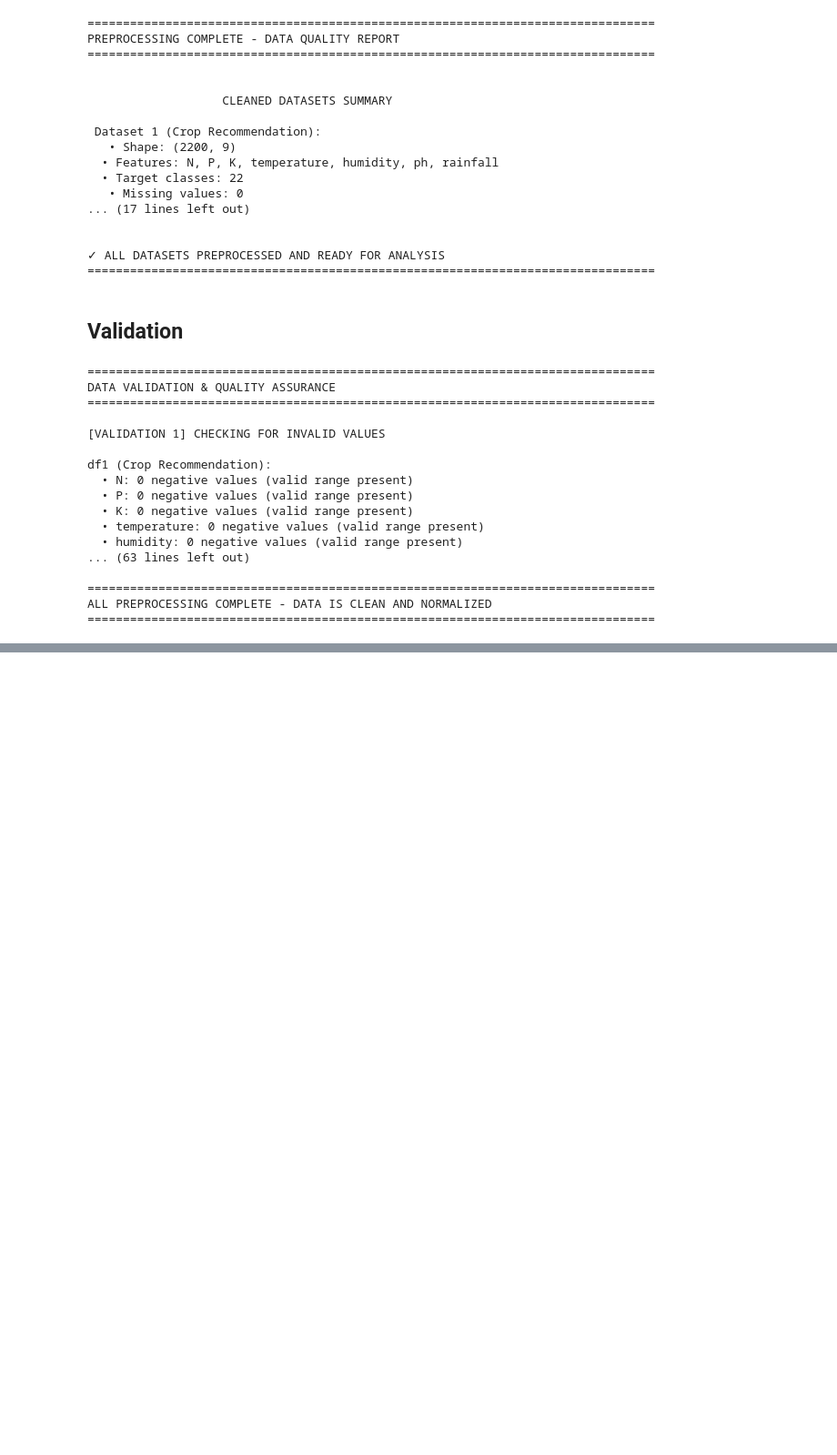
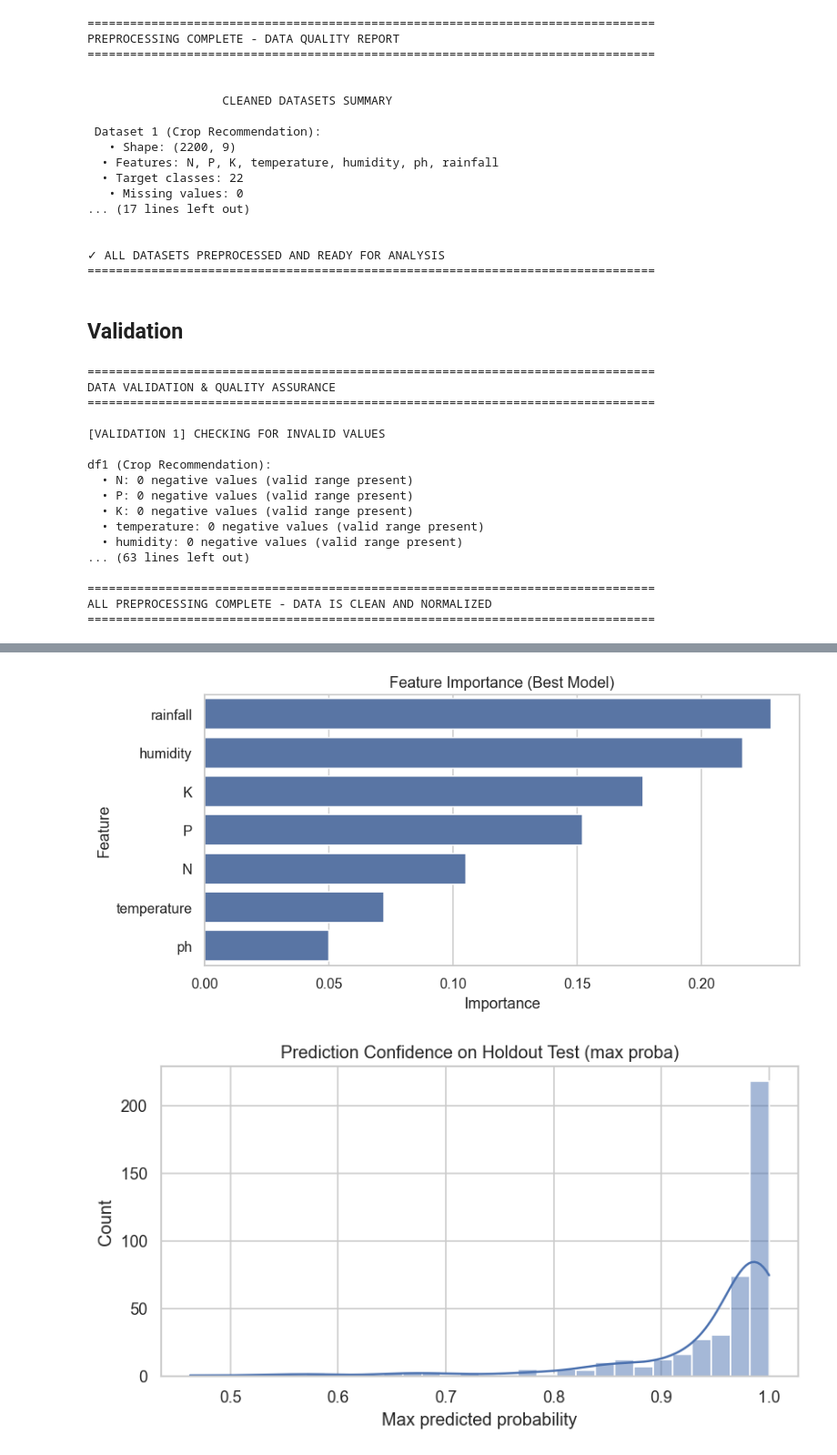
Before and after one commit to Spencer-1S/CSYP-ML, a Jupyter notebook: Models/model.ipynb, the cells around one changed output, grey strips where cells are left out. Shown at 91% size. Drawn from its saved outputs; the diff is of its cells as text; code cells hidden in the pictures; blank space fills up the shorter version.

Commit message:
model training phase 1

```diff
--- a/Models/model.ipynb
+++ b/Models/model.ipynb
@@ -350,7 +353,7 @@ Correlation with other features (top 3 by absolute value):
 
 print("\n[1.10] FEATURE PREPARATION")
 X = df1[numeric_cols].copy()
-y = df1['label_encoded'].copy()
+y = df1['label'].copy()  # keep original crop names as labels
 print(f"Features (X) shape: {X.shape}")
 print(f"Target (y) shape: {y.shape}")
 # %% [output]
@@ -399,16 +389,17 @@ Scaled data summary (first 5 rows):
 # %%
 # ===== 1.13: DATASET 1 - TRAIN-TEST SPLIT =====
-# Split data into training and testing sets with stratification
+# Split raw features into training and testing sets with stratification.
+# Any scaling/imputation will be fit on the training data only via Pipeline.
 
 print("\n[1.13] TRAIN-TEST SPLIT")
 from sklearn.model_selection import train_test_split
 X_train, X_test, y_train, y_test = train_test_split(
-    X_scaled_df, y, test_size=0.2, random_state=42, stratify=y
+    X, y, test_size=0.2, random_state=42, stratify=y
 )
 print(f"Training set size: {X_train.shape[0]} ({X_train.shape[0]/len(df1)*100:.1f}%)")
 print(f"Testing set size: {X_test.shape[0]} ({X_test.shape[0]/len(df1)*100:.1f}%)")
 print(f"\nClass distribution in training set:")
-print(y_train.value_counts().sort_index())
+print(y_train.value_counts())
 # %% [output]
 [1.13] TRAIN-TEST SPLIT
 Training set size: 1760 (80.0%)
@@ -875,0 +1159,31 @@ ALL PREPROCESSING COMPLETE - DATA IS CLEAN AND NORMALIZED
+# %%
+# Model interpretability charts (works best for tree-based models like RandomForest/ExtraTrees)
+
+model = best_pipe.named_steps.get('model')
+
+# 1) Feature importance (if available)
+if hasattr(model, 'feature_importances_'):
+    importances = pd.Series(model.feature_importances_, index=numeric_cols).sort_values(ascending=False)
+    plt.figure(figsize=(8, 4))
+    sns.barplot(x=importances.values, y=importances.index)
+    plt.title('Feature Importance (Best Model)')
+    plt.xlabel('Importance')
+    plt.ylabel('Feature')
+    plt.tight_layout()
+    plt.show()
+else:
+    print('Feature importance not available for this model type.')
+
+# 2) Confidence distribution (max predicted probability)
+if hasattr(best_pipe, 'predict_proba'):
+    proba = best_pipe.predict_proba(X_test)
+    max_conf = proba.max(axis=1)
+    plt.figure(figsize=(7, 4))
+    sns.histplot(max_conf, bins=30, kde=True)
+    plt.title('Prediction Confidence on Holdout Test (max proba)')
+    plt.xlabel('Max predicted probability')
+    plt.tight_layout()
+    plt.show()
+# %% [output]
+[figure, added]
+[figure, added]
```
Also changed, not shown: parts of 23 cells of this notebook, 2 other files.
